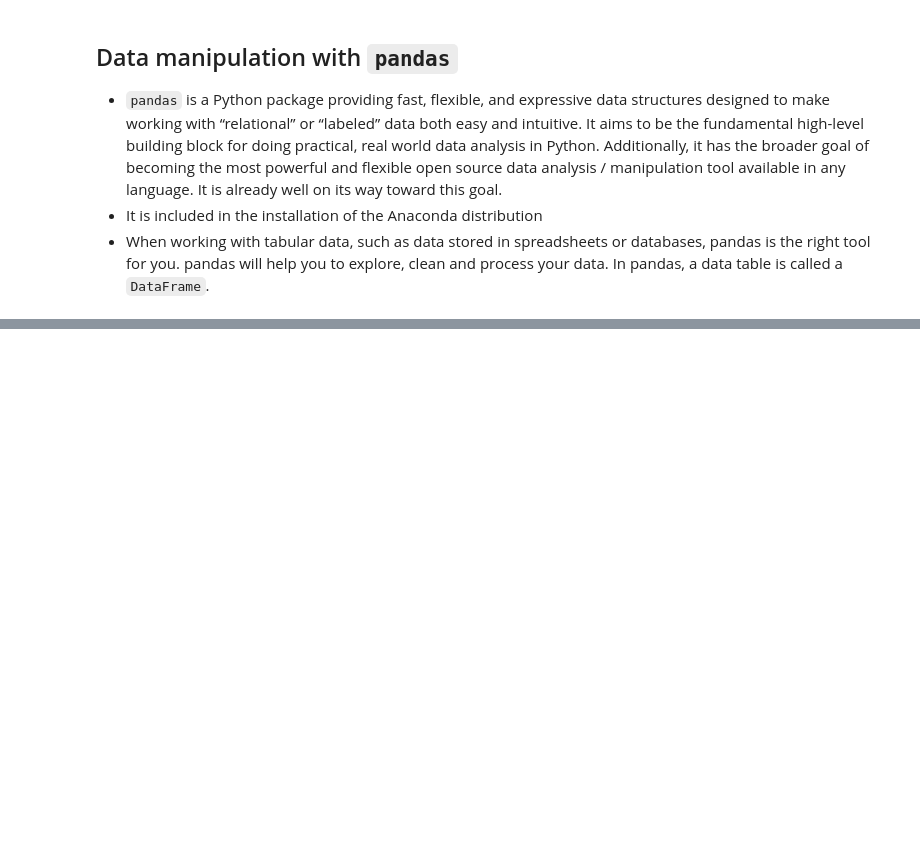
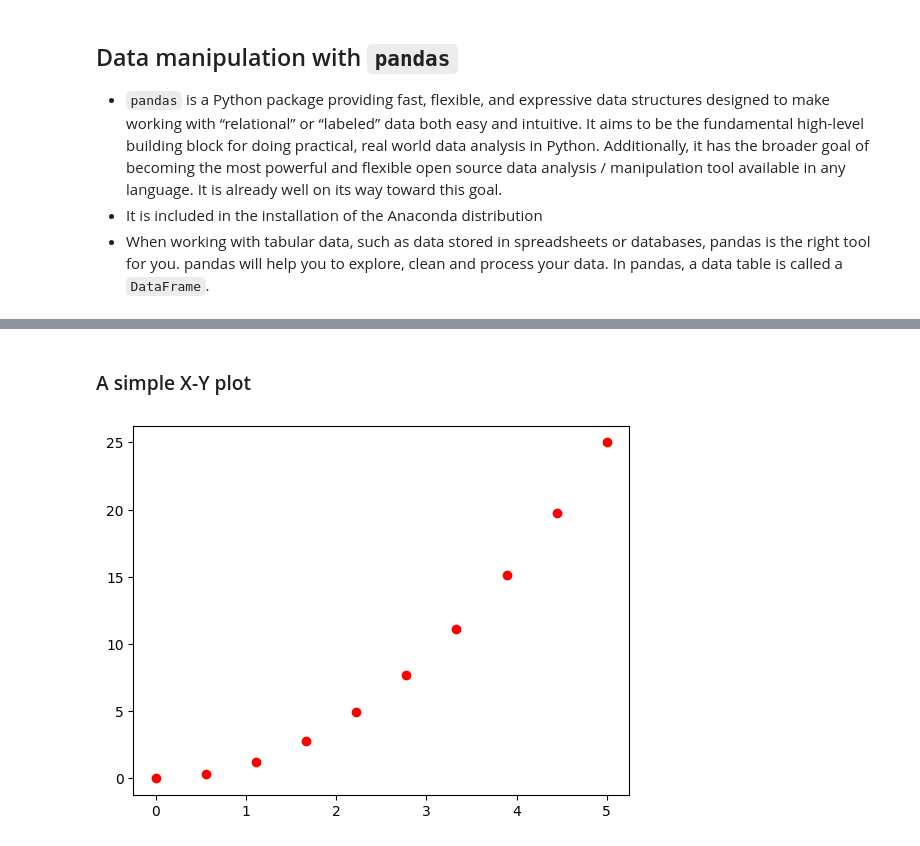
Before and after one commit to xiangshiyin/machine-learning-for-actuarial-science, a Jupyter notebook: 2025-spring/week01/notebook/demo.ipynb, the cells around one changed output, grey strips where cells are left out. Saved outputs shown, nothing was run; the diff lists cells and outputs as text; code cells hidden in the pictures; blank space fills up the shorter version.

```diff
--- a/2025-spring/week01/notebook/demo.ipynb
+++ b/2025-spring/week01/notebook/demo.ipynb
@@ -289,0 +442,11 @@ import pandas as pd
+# %% [markdown]
+### A simple X-Y plot
+# %%
+import numpy as np
+x = np.linspace(0,5,10)
+y = x ** 2
+# %%
+plt.plot(x,y,'ro')
+plt.show()
+# %% [output]
+[figure, added]
```
Also changed, not shown: parts of 36 cells of this notebook, 6 other files.
